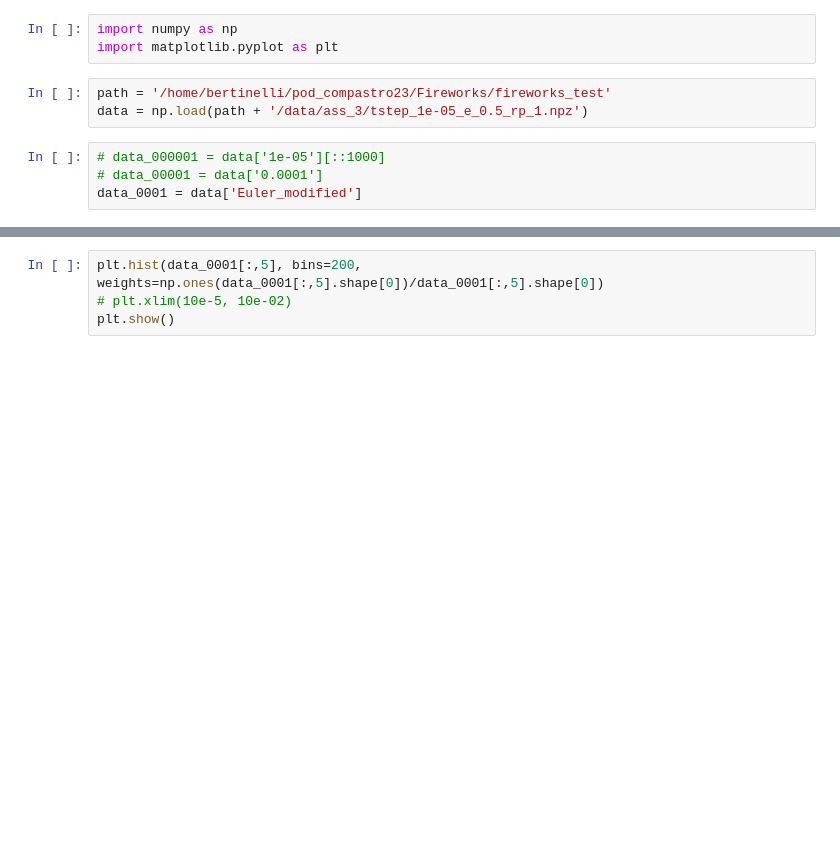
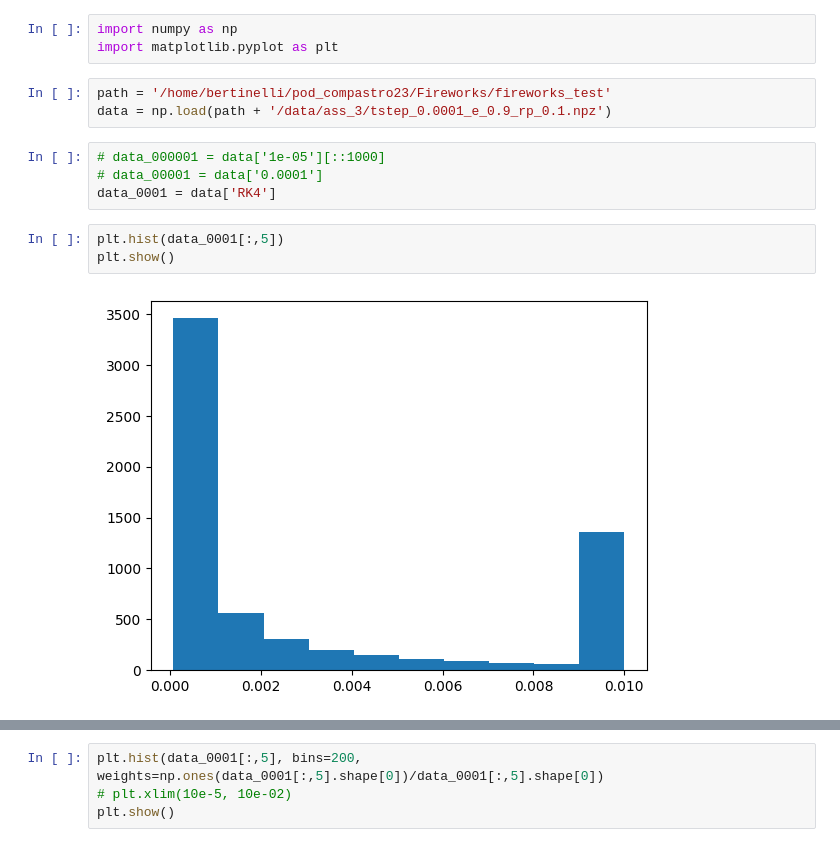
Before and after one commit to Berto70/pod_compastro23, a Jupyter notebook: Fireworks/fireworks_test/scripts/ass_3/test_files.ipynb, the cells around one changed output, grey strips where cells are left out. Cells and saved outputs as stored; diff of their text form; blank space fills up the shorter version.

```diff
--- a/Fireworks/fireworks_test/scripts/ass_3/test_files.ipynb
+++ b/Fireworks/fireworks_test/scripts/ass_3/test_files.ipynb
@@ -3,8 +3,13 @@ import numpy as np
 import matplotlib.pyplot as plt
 # %%
 path = '/home/bertinelli/pod_compastro23/Fireworks/fireworks_test'
-data = np.load(path + '/data/ass_3/tstep_1e-05_e_0.5_rp_1.npz')
+data = np.load(path + '/data/ass_3/tstep_0.0001_e_0.9_rp_0.1.npz')
 # %%
 # data_000001 = data['1e-05'][::1000]
 # data_00001 = data['0.0001']
-data_0001 = data['Euler_modified']
+data_0001 = data['RK4']
+# %%
+plt.hist(data_0001[:,5])
+plt.show()
+# %% [output]
+[figure, added]
```
Also changed, not shown: parts of 6 cells of this notebook.
